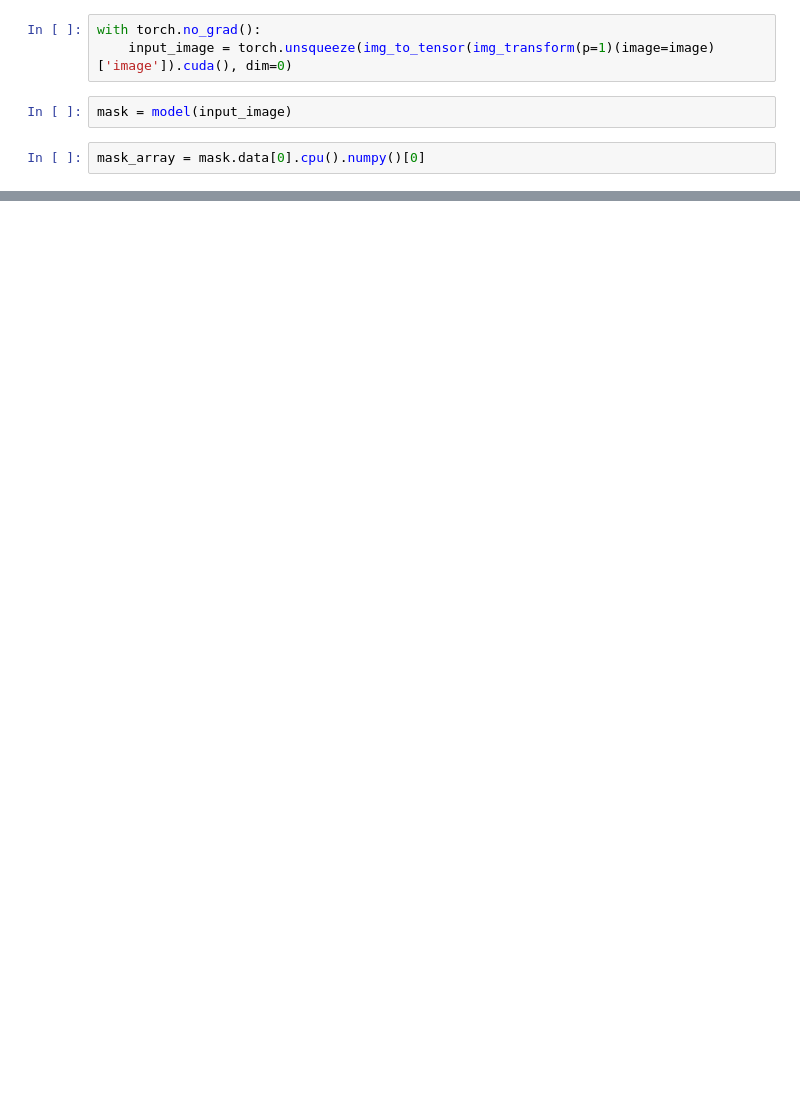
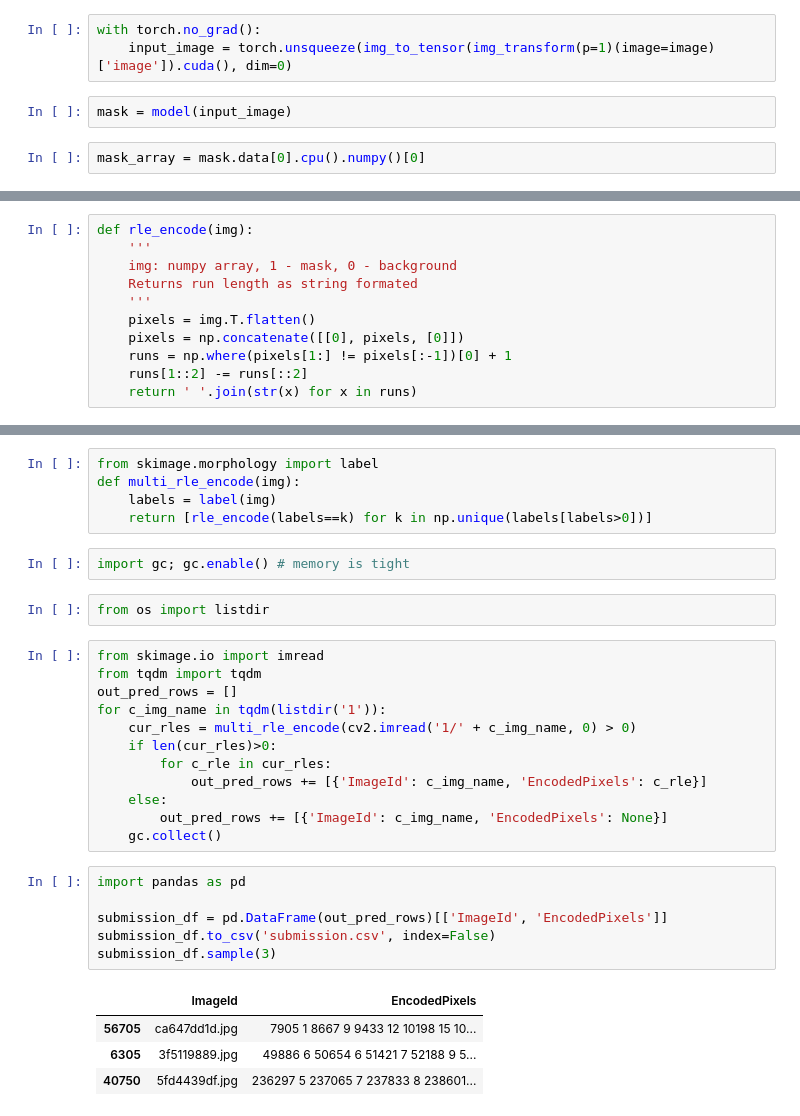
Before and after one commit to avgaydashenko/robot-surgery-segmentation, a Jupyter notebook: Demo.ipynb, the cells around one changed output, grey strips where cells are left out. Saved outputs shown, nothing was run; the diff lists cells and outputs as text; blank space fills up the shorter version.

```diff
--- a/Demo.ipynb
+++ b/Demo.ipynb
@@ -72,0 +67,11 @@ imshow(mask_overlay(image, (mask_array > 0).astype(np.uint8)))
+# %%
+def rle_encode(img):
+    '''
+    img: numpy array, 1 - mask, 0 - background
+    Returns run length as string formated
+    '''
+    pixels = img.T.flatten()
+    pixels = np.concatenate([[0], pixels, [0]])
+    runs = np.where(pixels[1:] != pixels[:-1])[0] + 1
+    runs[1::2] -= runs[::2]
+    return ' '.join(str(x) for x in runs)
@@ -72,0 +93,32 @@ imshow(mask_overlay(image, (mask_array > 0).astype(np.uint8)))
+# %%
+from skimage.morphology import label
+def multi_rle_encode(img):
+    labels = label(img)
+    return [rle_encode(labels==k) for k in np.unique(labels[labels>0])]
+# %%
+import gc; gc.enable() # memory is tight
+# %%
+from os import listdir
+# %%
+from skimage.io import imread
+from tqdm import tqdm
+out_pred_rows = []
+for c_img_name in tqdm(listdir('1')):
+    cur_rles = multi_rle_encode(cv2.imread('1/' + c_img_name, 0) > 0)
+    if len(cur_rles)>0:
+        for c_rle in cur_rles:
+            out_pred_rows += [{'ImageId': c_img_name, 'EncodedPixels': c_rle}]
+    else:
+        out_pred_rows += [{'ImageId': c_img_name, 'EncodedPixels': None}]
+    gc.collect()
+# %%
+import pandas as pd
+
+submission_df = pd.DataFrame(out_pred_rows)[['ImageId', 'EncodedPixels']]
+submission_df.to_csv('submission.csv', index=False)
+submission_df.sample(3)
+# %% [output]
+|  | ImageId | EncodedPixels |
+| 56705 | ca647dd1d.jpg | 7905 1 8667 9 9433 12 10198 15 10... |
+| 6305 | 3f5119889.jpg | 49886 6 50654 6 51421 7 52188 9 5... |
+| 40750 | 5fd4439df.jpg | 236297 5 237065 7 237833 8 238601... |
```
Also changed, not shown: parts of 10 cells of this notebook, 2 other files.
